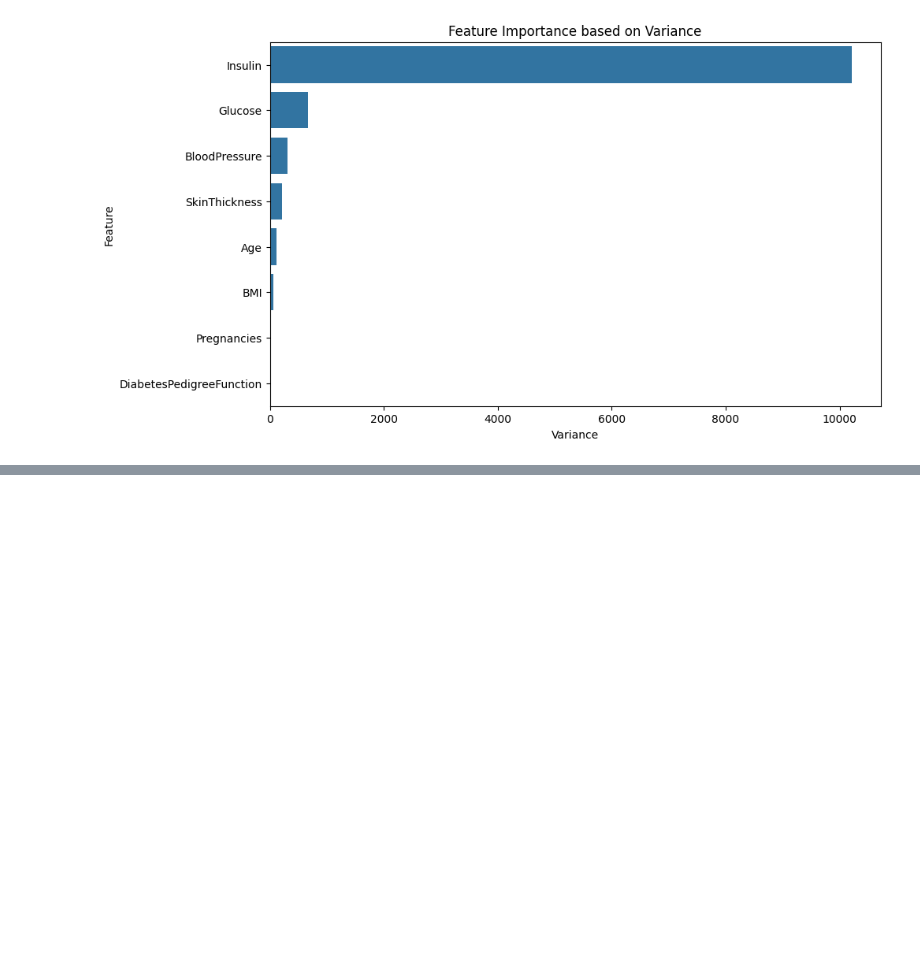
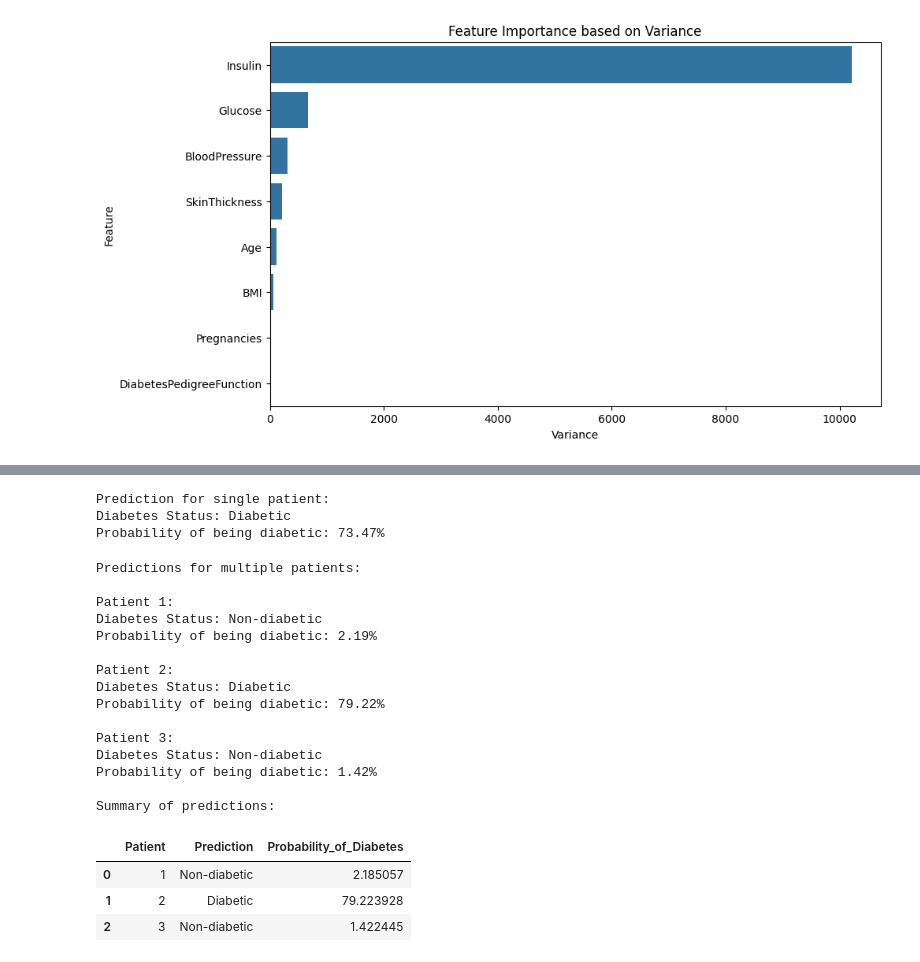
Before and after one commit to vahid132923/ml, a Jupyter notebook: naivebays/nb.ipynb, the cells around one changed output, grey strips where cells are left out. Saved outputs shown, nothing was run; the diff lists cells and outputs as text; code cells hidden in the pictures; blank space fills up the shorter version.

```diff
--- a/naivebays/nb.ipynb
+++ b/naivebays/nb.ipynb
@@ -161,0 +166,79 @@ plt.show()
+# %%
+# Example 1: Predicting for a single patient
+# Create sample data for one patient
+single_patient = pd.DataFrame({
+    'Pregnancies': [6],
+    'Glucose': [148],
+    'BloodPressure': [72],
+    'SkinThickness': [35],
+    'Insulin': [0],
+    'BMI': [33.6],
+    'DiabetesPedigreeFunction': [0.627],
+    'Age': [50]
+})
+
+# Make prediction
+prediction = nb_model.predict(single_patient)
+probability = nb_model.predict_proba(single_patient)
+
+print("Prediction for single patient:")
+print("Diabetes Status:", "Diabetic" if prediction[0] == 1 else "Non-diabetic")
+print("Probability of being diabetic: {:.2f}%".format(probability[0][1] * 100))
+# %% [output]
+Prediction for single patient:
+Diabetes Status: Diabetic
+Probability of being diabetic: 73.47%
+# %%
+# Example 2: Predicting for multiple patients
+# Create sample data for multiple patients
+multiple_patients = pd.DataFrame({
+    'Pregnancies': [1, 8, 1],
+    'Glucose': [85, 183, 89],
+    'BloodPressure': [66, 64, 66],
+    'SkinThickness': [29, 0, 23],
+    'Insulin': [0, 0, 94],
+    'BMI': [26.6, 23.3, 28.1],
+    'DiabetesPedigreeFunction': [0.351, 0.672, 0.167],
+    'Age': [31, 32, 21]
+})
+
+# Make predictions
+predictions = nb_model.predict(multiple_patients)
+probabilities = nb_model.predict_proba(multiple_patients)
+
+# Display results
+print("\nPredictions for multiple patients:")
+for i in range(len(predictions)):
+    print(f"\nPatient {i+1}:")
+    print("Diabetes Status:", "Diabetic" if predictions[i] == 1 else "Non-diabetic")
+    print("Probability of being diabetic: {:.2f}%".format(probabilities[i][1] * 100))
+
+# Create a results DataFrame
+results_df = pd.DataFrame({
+    'Patient': range(1, len(predictions) + 1),
+    'Prediction': ["Diabetic" if pred == 1 else "Non-diabetic" for pred in predictions],
+    'Probability_of_Diabetes': [prob[1] * 100 for prob in probabilities]
+})
+
+print("\nSummary of predictions:")
+display(results_df)
+# %% [output]
+Predictions for multiple patients:
+
+Patient 1:
+Diabetes Status: Non-diabetic
+Probability of being diabetic: 2.19%
+
+Patient 2:
+Diabetes Status: Diabetic
+Probability of being diabetic: 79.22%
+
+Patient 3:
+Diabetes Status: Non-diabetic
+Probability of being diabetic: 1.42%
+
+Summary of predictions:
+|  | Patient | Prediction | Probability_of_Diabetes |
+| 0 | 1 | Non-diabetic | 2.185057 |
+| 1 | 2 | Diabetic | 79.223928 |
+| 2 | 3 | Non-diabetic | 1.422445 |
```
Also changed, not shown: parts of 2 cells of this notebook.
